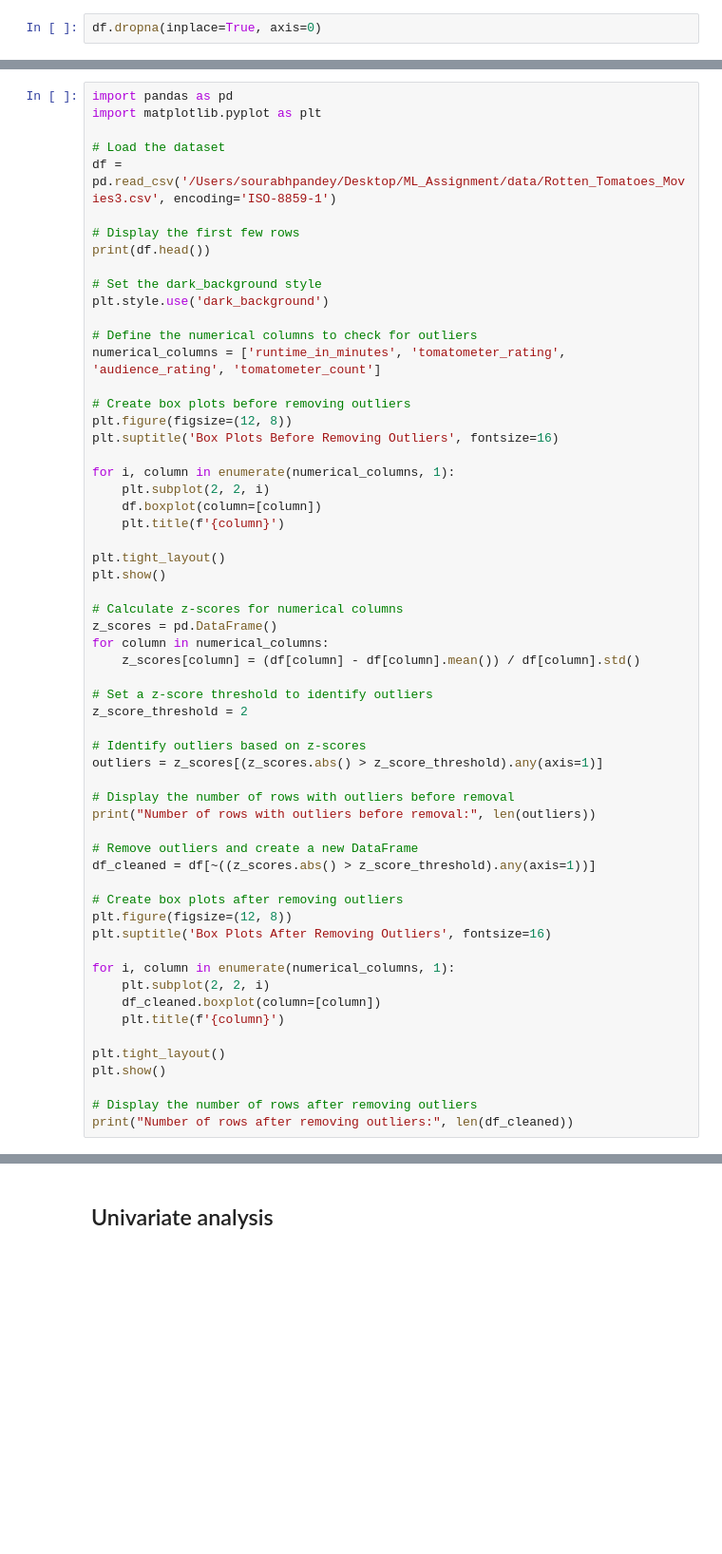
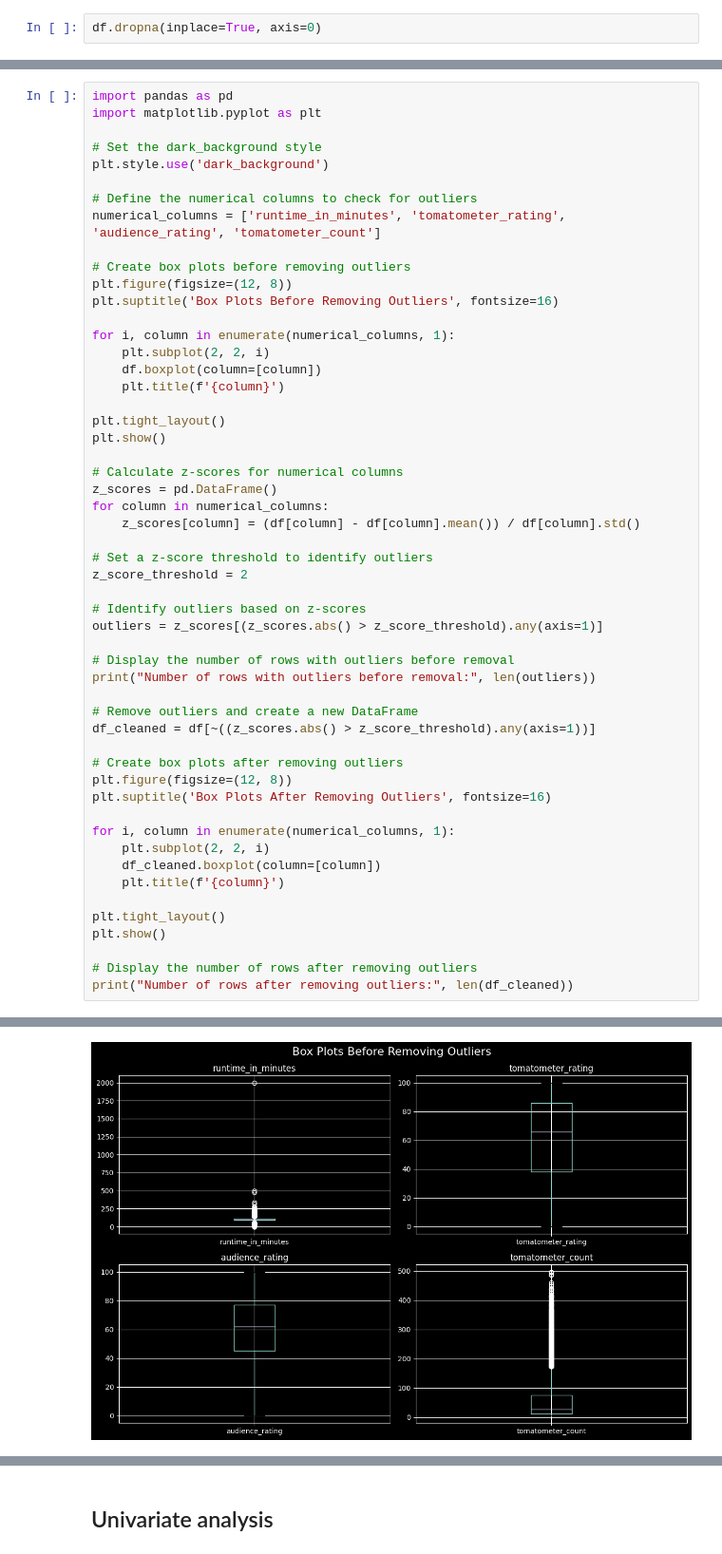
Before and after one commit to Sourabhpandey1312/Assignment, a Jupyter notebook: notebook.ipynb, the cells around one changed output, grey strips where cells are left out. Shown at 95% size. Cells and saved outputs as stored; diff of their text form; blank space fills up the shorter version.

```diff
--- a/notebook.ipynb
+++ b/notebook.ipynb
@@ -54,12 +189,6 @@ df.columns
 # %%
 import pandas as pd
 import matplotlib.pyplot as plt
-
-# Load the dataset
-df = pd.read_csv('/Users/sourabhpandey/Desktop/ML_Assignment/data/Rotten_Tomatoes_Movies3.csv', encoding='ISO-8859-1')
-
-# Display the first few rows
-print(df.head())
 
 # Set the dark_background style
 plt.style.use('dark_background')
@@ -110,3 +239,4 @@ plt.show()
 
 # Display the number of rows after removing outliers
 print("Number of rows after removing outliers:", len(df_cleaned))
+# %% [output]
@@ -112,0 +260 @@ print("Number of rows after removing outliers:", len(df_cleaned))
+[figure, added]
```
Also changed, not shown: parts of 48 cells of this notebook.
